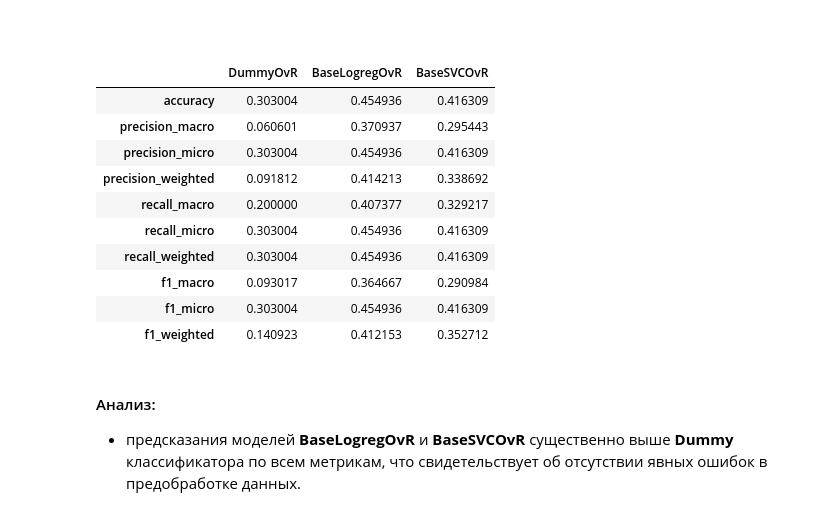
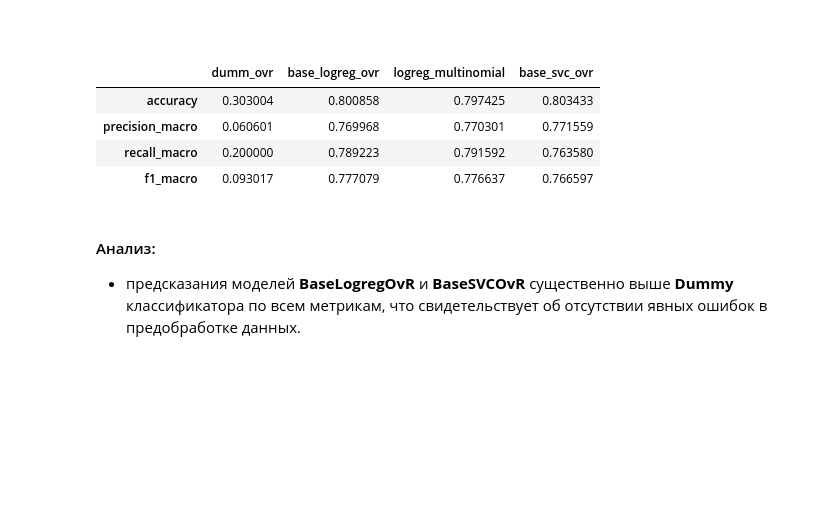
Before and after one commit to Plakhotniuk/practicum_ds, a Jupyter notebook: ml/multiclass_classification/project.ipynb, the cells around one changed output. Drawn from its saved outputs; the diff is of its cells as text; code cells hidden in the pictures; blank space fills up the shorter version.

```diff
--- a/ml/multiclass_classification/project.ipynb
+++ b/ml/multiclass_classification/project.ipynb
@@ -772,5 +895,5 @@ memory usage: 455.2+ KB
 # %%
-NUM_COLS_SPECIAL = ['ads_activity', 'surf_depth', 'website_category_mode', 'cloud_usage']
+NUM_COLS_SPECIAL = ['ads_activity', 'surf_depth', 'cloud_usage']
 # %% [markdown]
 Итог:
 - признаки ads_activity, surf_depth, website_category_mode преобразованы к числовому формату
@@ -963,10 +1119,11 @@ def create_preprocessing_pipeline(
 
     cat_target_pipeline = Pipeline(steps=[
         ('imputer', SimpleImputer(strategy='most_frequent')),
-        ('encoder', TargetEncoder())
+        ('encoder', TargetEncoder(target_type='multiclass'))
     ])
 
     num_cols_continues_pipeline = Pipeline(steps=[
+        ('outliears', replace_zscore_outliers_with_median(z_threshold=3)),
         ('imputer', SimpleImputer(strategy='median')),
         ('scaler', StandardScaler())
     ])
@@ -1009,14 +1166,8 @@ def evaluate_model(y_true, y_pred):
     metrics = {
         'accuracy': accuracy_score(y_true, y_pred),
         'precision_macro': precision_score(y_true, y_pred, average='macro'),
-        'precision_micro': precision_score(y_true, y_pred, average='micro'),
-        'precision_weighted': precision_score(y_true, y_pred, average='weighted'),
         'recall_macro': recall_score(y_true, y_pred, average='macro'),
-        'recall_micro': recall_score(y_true, y_pred, average='micro'),
-        'recall_weighted': recall_score(y_true, y_pred, average='weighted'),
         'f1_macro': f1_score(y_true, y_pred, average='macro'),
-        'f1_micro': f1_score(y_true, y_pred, average='micro'),
-        'f1_weighted': f1_score(y_true, y_pred, average='weighted'),
         'confusion_matrix': confusion_matrix(y_true, y_pred)
     }
     return metrics
@@ -1052,11 +1203,25 @@ base_pipeline_dummy = Pipeline([
 ])
 
 # Logreg
-base_logreg = LogisticRegression(random_state=RANDOM_SEED, class_weight="balanced", max_iter=1000)
+base_logreg = LogisticRegression(
+    random_state=RANDOM_SEED, class_weight="balanced", max_iter=1000, penalty='elasticnet', solver='saga', l1_ratio=0.5
+)
 ovr_logreg = OneVsRestClassifier(base_logreg)
 base_pipeline_ovr_logreg = Pipeline([
     ('prep', base_preprocessor),
     ('model', ovr_logreg)
+])
+# Logreg multinomial
+logreg_multinomial = LogisticRegression(
+    random_state=RANDOM_SEED,
+    multi_class="multinomial",
+    penalty='elasticnet', solver='saga', l1_ratio=0.5,
+    class_weight="balanced",
+    max_iter=1000
+)
+pipeline_logreg_multinomial= Pipeline([
+    ('prep', base_preprocessor),
+    ('model', logreg_multinomial)
 ])
 
 # SVC
@@ -1070,6 +1235,7 @@ base_pipeline_ovr_svc = Pipeline([
 base_pipelines = [
     base_pipeline_dummy,
     base_pipeline_ovr_logreg,
+    pipeline_logreg_multinomial,
     base_pipeline_ovr_svc
 ]
 # %% [markdown]
@@ -1087,22 +1253,16 @@ for pipeline in base_pipelines:
 ###
 # %%
 base_model_results_df = get_result_df(
-    model_names=['DummyOvR', 'BaseLogregOvR', 'BaseSVCOvR'],
+    model_names=['dumm_ovr', 'base_logreg_ovr', 'logreg_multinomial', 'base_svc_ovr'],
     metric_dicts=base_model_results
 )
 base_model_results_df
 # %% [output]
-|  | DummyOvR | BaseLogregOvR | BaseSVCOvR |
-| accuracy | 0.303004 | 0.454936 | 0.416309 |
-| precision_macro | 0.060601 | 0.370937 | 0.295443 |
-| precision_micro | 0.303004 | 0.454936 | 0.416309 |
-| precision_weighted | 0.091812 | 0.414213 | 0.338692 |
-| recall_macro | 0.200000 | 0.407377 | 0.329217 |
-| recall_micro | 0.303004 | 0.454936 | 0.416309 |
-| recall_weighted | 0.303004 | 0.454936 | 0.416309 |
-| f1_macro | 0.093017 | 0.364667 | 0.290984 |
-| f1_micro | 0.303004 | 0.454936 | 0.416309 |
-| f1_weighted | 0.140923 | 0.412153 | 0.352712 |
+|  | dumm_ovr | base_logreg_ovr | logreg_multinomial | base_svc_ovr |
+| accuracy | 0.303004 | 0.800858 | 0.797425 | 0.803433 |
+| precision_macro | 0.060601 | 0.769968 | 0.770301 | 0.771559 |
+| recall_macro | 0.200000 | 0.789223 | 0.791592 | 0.763580 |
+| f1_macro | 0.093017 | 0.777079 | 0.776637 | 0.766597 |
 # %% [markdown]
 #### Анализ:
 - предсказания моделей **BaseLogregOvR** и **BaseSVCOvR** существенно выше **Dummy** классификатора по всем метрикам, что свидетельствует об отсутствии явных ошибок в предобработке данных.
```
Also changed, not shown: parts of 79 cells of this notebook.
